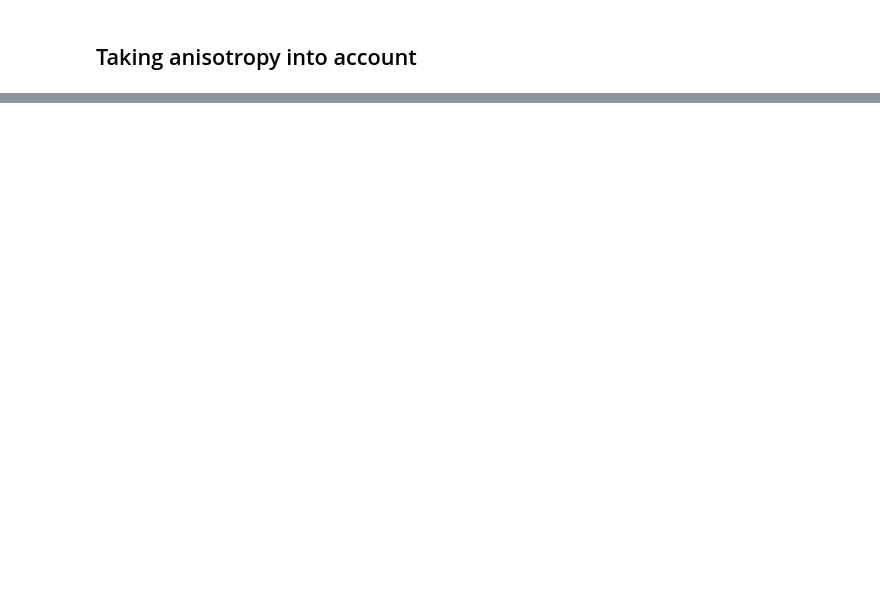
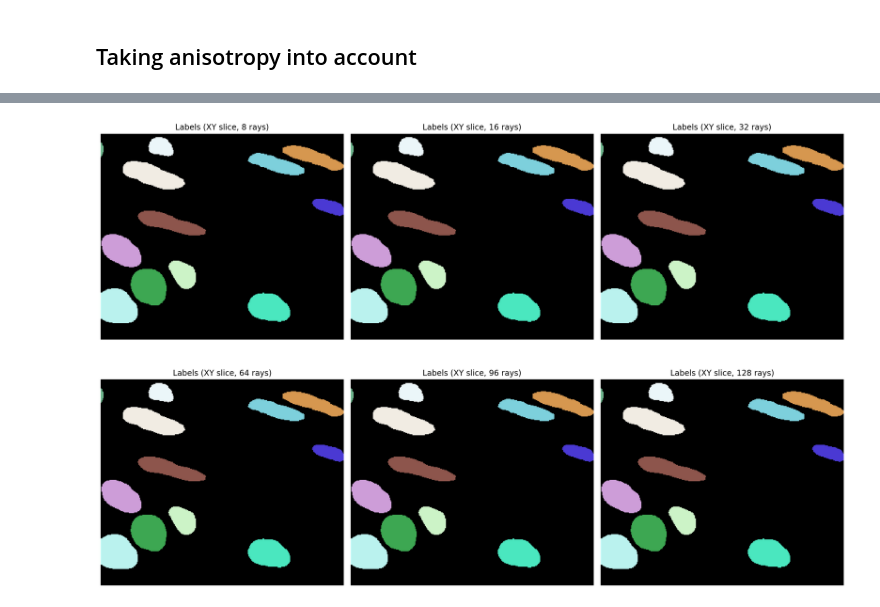
Before and after one commit to anrcrocoval/deeplearning, a Jupyter notebook: 3Dsegmentation/1_data.ipynb, the cells around one changed output, grey strips where cells are left out. Cells and saved outputs as stored; diff of their text form; code cells hidden in the pictures; blank space fills up the shorter version.

```diff
--- a/3Dsegmentation/1_data.ipynb
+++ b/3Dsegmentation/1_data.ipynb
@@ -140,0 +153,10 @@ plt.tight_layout();
+# %%
+fig, ax = plt.subplots(2,3, figsize=(16,11))
+for a,r in zip(ax.flat,n_rays):
+    z = lbl.shape[0] // 2
+    a.imshow(lbl[z],cmap=lbl_cmap)
+    a.set_title('Labels (XY slice, %d rays)' % r)
+    a.axis('off')
+plt.tight_layout();
+# %% [output]
+[figure, added]
```
Also changed, not shown: parts of 9 cells of this notebook, 1 other file.
